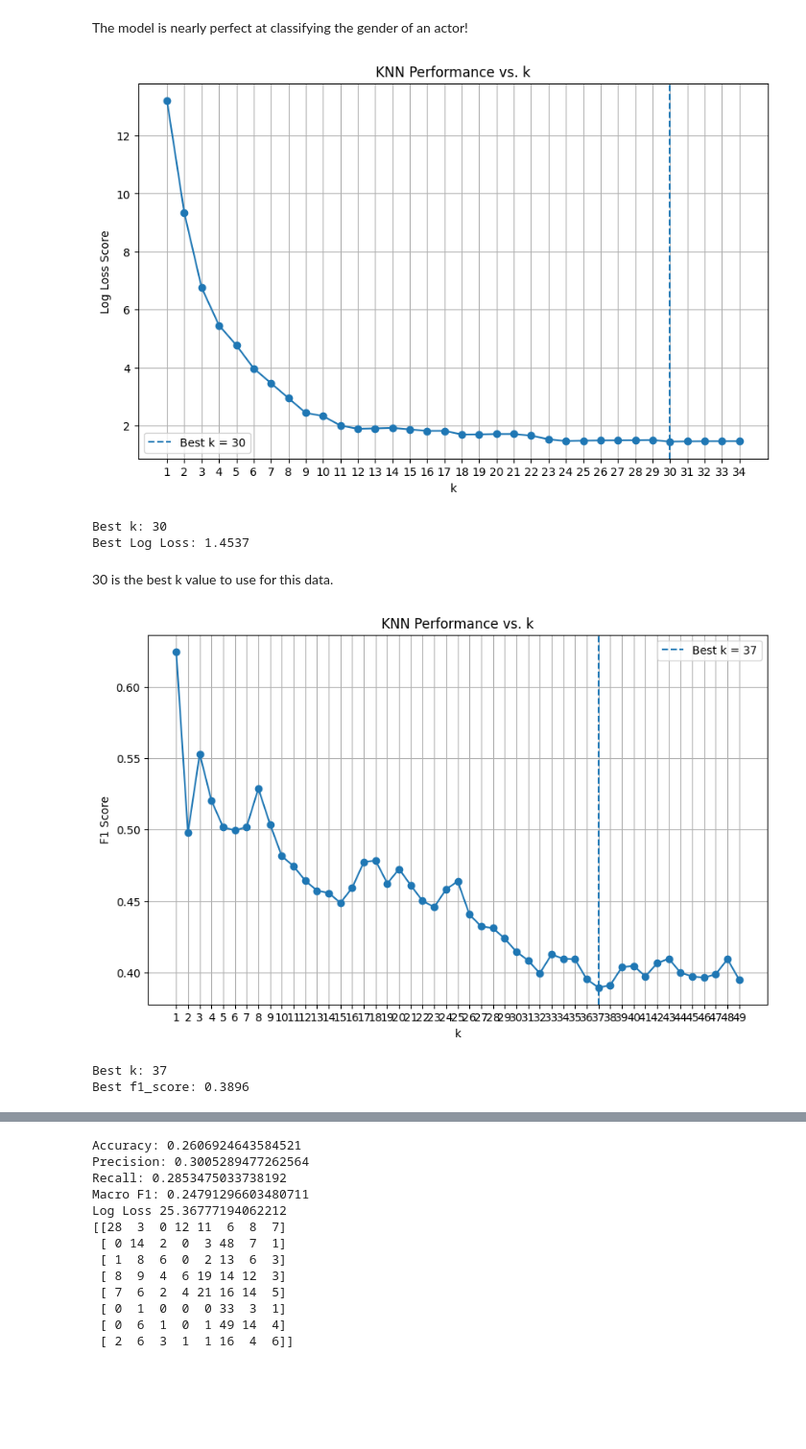
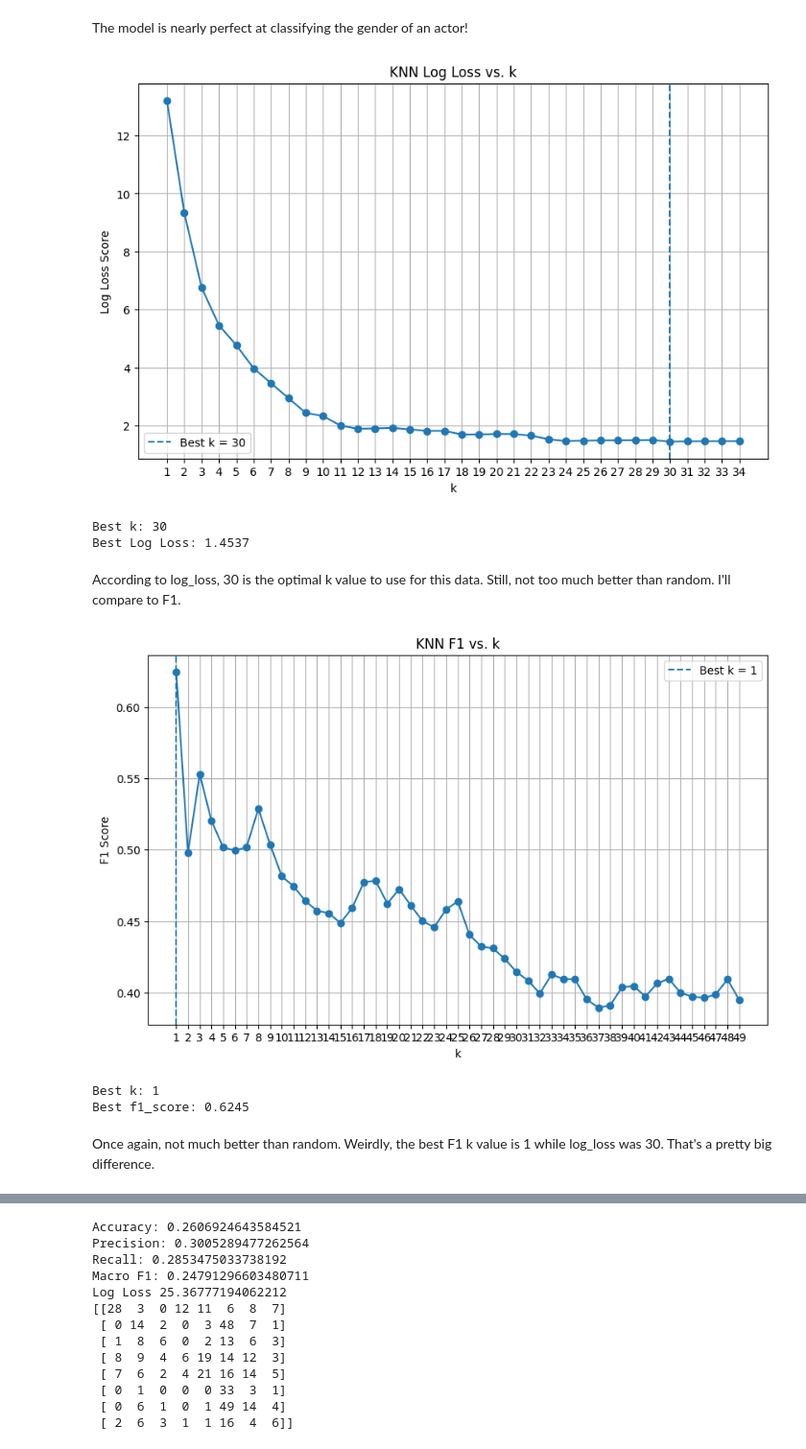
Before and after one commit to DylanBKendall/Project_CSE432-532, a Jupyter notebook: SER_Project/notebooks/classification.ipynb, the cells around one changed output, grey strips where cells are left out. Shown at 96% size. Saved outputs shown, nothing was run; the diff lists cells and outputs as text; code cells hidden in the pictures; blank space fills up the shorter version.

```diff
--- a/SER_Project/notebooks/classification.ipynb
+++ b/SER_Project/notebooks/classification.ipynb
@@ -185,6 +150,8 @@ Log Loss 0.016464854502058424
 # %% [markdown]
 The model is nearly perfect at classifying the gender of an actor!
 # %%
+# sklearn
+from sklearn.neighbors import KNeighborsClassifier
 
 X = features.copy()
 y = df["emotion"]
@@ -194,9 +161,6 @@ X_train, X_test, y_train, y_test = train_test_split(X, y, test_size=0.2, random_
 scaler = StandardScaler()
 X_train_scaled = scaler.fit_transform(X_train)
 X_test_scaled = scaler.transform(X_test)
-
-X_train_scaled.mean(axis=0)[:5]
-X_train_scaled.std(axis=0)[:5]
 
 # Try different k values
 k_values = range(1, 35)
@@ -211,8 +175,8 @@ for k in k_values:
     log_loss_scores.append(log_loss(y_test, y_proba))
 
 # Find best k
-best_k = k_values[log_loss_scores.index(min(log_loss_scores))]
 best_log_loss = min(log_loss_scores)
+best_k = k_values[log_loss_scores.index(best_log_loss)]
 
 # Plot k vs performance
 plt.figure(figsize=(10, 6))
@@ -221,7 +185,7 @@ plt.axvline(best_k, linestyle="--", label=f"Best k = {best_k}")
 
 plt.xlabel("k")
 plt.ylabel("Log Loss Score")
-plt.title("KNN Performance vs. k")
+plt.title("KNN Log Loss vs. k")
 plt.xticks(k_values)
 plt.legend()
 plt.grid(True)
@@ -230,13 +194,12 @@ plt.show()
 print(f"Best k: {best_k}")
 print(f"Best Log Loss: {best_log_loss:.4f}")
 # %% [output]
-[figure, old version]
+[figure, new version]
 Best k: 30
 Best Log Loss: 1.4537
 # %% [markdown]
-30 is the best k value to use for this data.
+According to log_loss, 30 is the optimal k value to use for this data. Still, not too much better than random. I'll compare to F1.
 # %%
-
 X = features.copy()
 y = df["emotion"]
 
@@ -245,45 +208,44 @@ X_train, X_test, y_train, y_test = train_test_split(X, y, test_size=0.2, random_
 scaler = StandardScaler()
 X_train_scaled = scaler.fit_transform(X_train)
 X_test_scaled = scaler.transform(X_test)
-
-X_train_scaled.mean(axis=0)[:5]
-X_train_scaled.std(axis=0)[:5]
 
 # Try different k values
 k_values = range(1, 50)
 f1_scores = []
 
 for k in k_values:
     classifier = KNeighborsClassifier(n_neighbors=k)
     classifier.fit(X_train_scaled, y_train)
 
     y_proba = classifier.predict(X_test_scaled)
 
     f1_scores.append(f1_score(y_test, y_proba, average="macro"))
 
 # Find best k
-best_k = k_values[f1_scores.index(min(f1_scores))]
-best_f1_score = min(f1_scores)
+best_f1_score = max(f1_scores)
+best_k = k_values[f1_scores.index(best_f1_score)]
 
 # Plot k vs performance
 plt.figure(figsize=(10, 6))
 plt.plot(k_values, f1_scores, marker="o")
 plt.axvline(best_k, linestyle="--", label=f"Best k = {best_k}")
 
 plt.xlabel("k")
 plt.ylabel("F1 Score")
-plt.title("KNN Performance vs. k")
+plt.title("KNN F1 vs. k")
 plt.xticks(k_values)
 plt.legend()
 plt.grid(True)
 plt.show()
 
 print(f"Best k: {best_k}")
 print(f"Best f1_score: {best_f1_score:.4f}")
 # %% [output]
-[figure, old version]
+[figure, new version]
-Best k: 37
-Best f1_score: 0.3896
+Best k: 1
+Best f1_score: 0.6245
+# %% [markdown]
+Once again, not much better than random. Weirdly, the best F1 k value is 1 while log_loss was 30. That's a pretty big difference.
 # %%
 
 from minilearn.classifiers import KNeighborsClassifier
```
Also changed, not shown: parts of 19 cells of this notebook, 4 other files.
